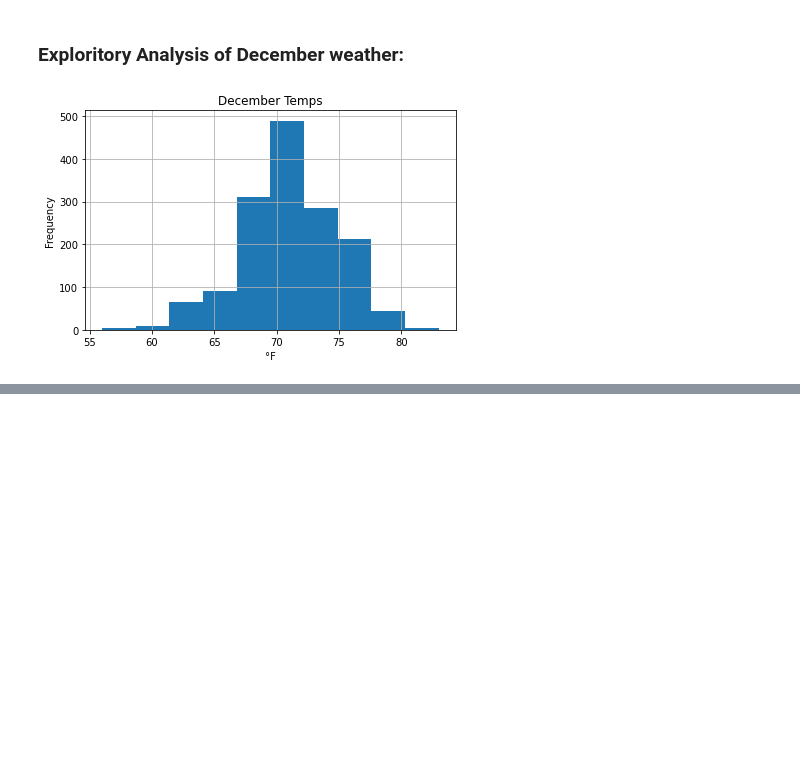
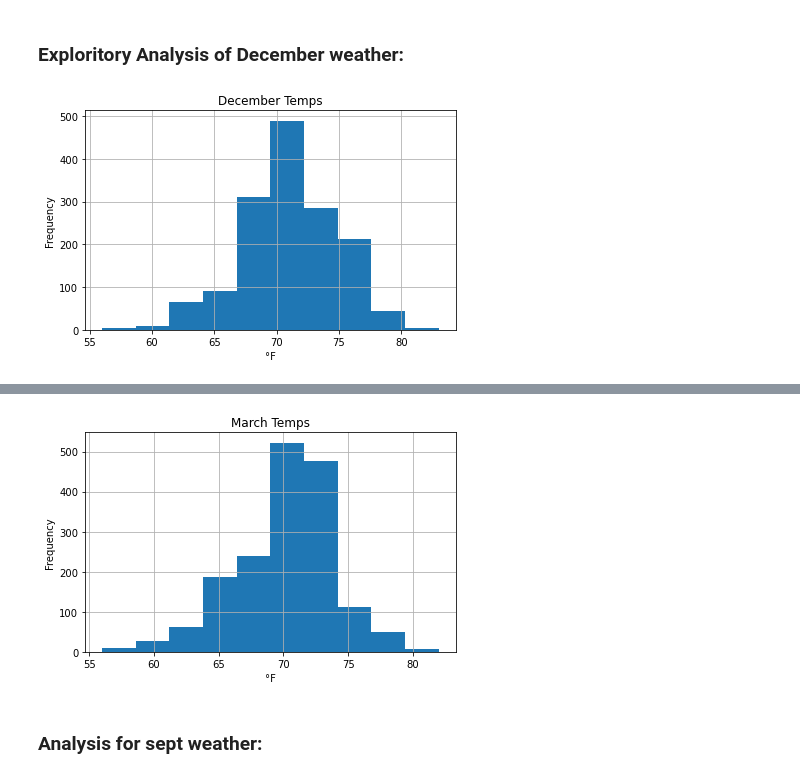
Before and after one commit to Brotherscodes/Surfs_Up, a Jupyter notebook: SurfsUp_Challenge.ipynb, the cells around one changed output, grey strips where cells are left out. Saved outputs shown, nothing was run; the diff lists cells and outputs as text; code cells hidden in the pictures; blank space fills up the shorter version.

```diff
--- a/SurfsUp_Challenge.ipynb
+++ b/SurfsUp_Challenge.ipynb
@@ -141,0 +154,7 @@ dfi.export(dec_temp_stats,"Images/dec_temp_stats_summary.tiff")
+# %%
+march_temps = session.query(Measurement).filter(extract('month', Measurement.date) == 3).all()
+# %%
+march_temps_list = [temp.tobs for temp in march_temps]
+
+march_temps_df = pd.DataFrame(march_temps_list, columns=['March Temps'])
+march_temps_df
@@ -141,0 +175,9 @@ dfi.export(dec_temp_stats,"Images/dec_temp_stats_summary.tiff")
+# %%
+march_temps_df.hist()
+plt.ylabel('Frequency')
+plt.xlabel('°F')
+plt.tight_layout()
+plt.savefig('Images/march_temps_hist')
+plt.show()
+# %% [output]
+[figure, added]
@@ -141,0 +189,2 @@ dfi.export(dec_temp_stats,"Images/dec_temp_stats_summary.tiff")
+# %% [markdown]
+### Analysis for sept weather:
```
Also changed, not shown: parts of 9 cells of this notebook, 5 other files.
